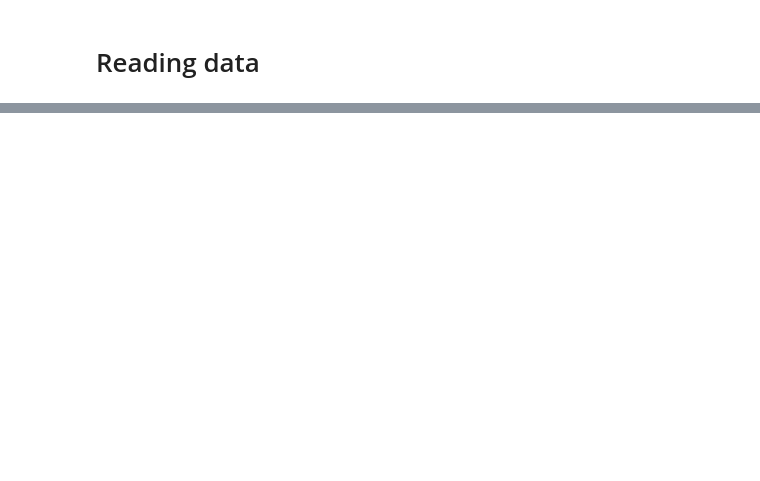
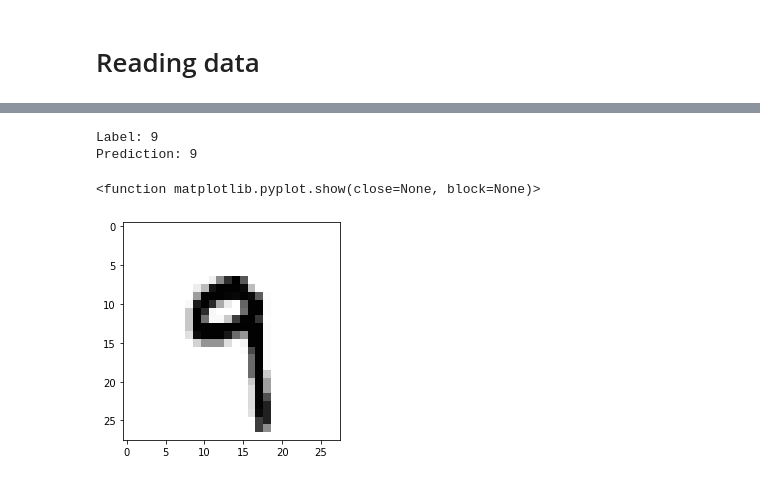
Before and after one commit to Jedo0224/-2---Pytoch, a Jupyter notebook: Lab-07-2 MNIST Introduction.ipynb, the cells around one changed output, grey strips where cells are left out. Cells and saved outputs as stored; diff of their text form; code cells hidden in the pictures; blank space fills up the shorter version.

```diff
--- a/Lab-07-2 MNIST Introduction.ipynb
+++ b/Lab-07-2 MNIST Introduction.ipynb
@@ -82,4 +129,15 @@ Accuracy: 0.1800999939441681
 # %%
-r = random.randint(0, len(mnist_test)-1)
+r = random.randint(0, len(mnist_test)-1) #범위 설정이 헷갈림 다시 공부
 X_single_data = mnist_test.test_data[r:r+1].view(-1, 28*28).float().to(device)
-Y_single_data = mnist_test.test_labels[r:r+1]
+Y_single_data = mnist_test.test_labels[r:r+1].to(device)
+print("Label:",Y_single_data.item())
+single_prediction = linear(X_single_data)
+print("Prediction:", torch.argmax(single_prediction,1).item())
+
+plt.imshow(mnist_test.test_data[r:r+1].view(28,28),cmap="Greys",interpolation="nearest")
+plt.show
+# %% [output]
+Label: 9
+Prediction: 9
+<function matplotlib.pyplot.show(close=None, block=None)>
+[figure, added]
```
Also changed, not shown: parts of 5 cells of this notebook, 8 other files.
